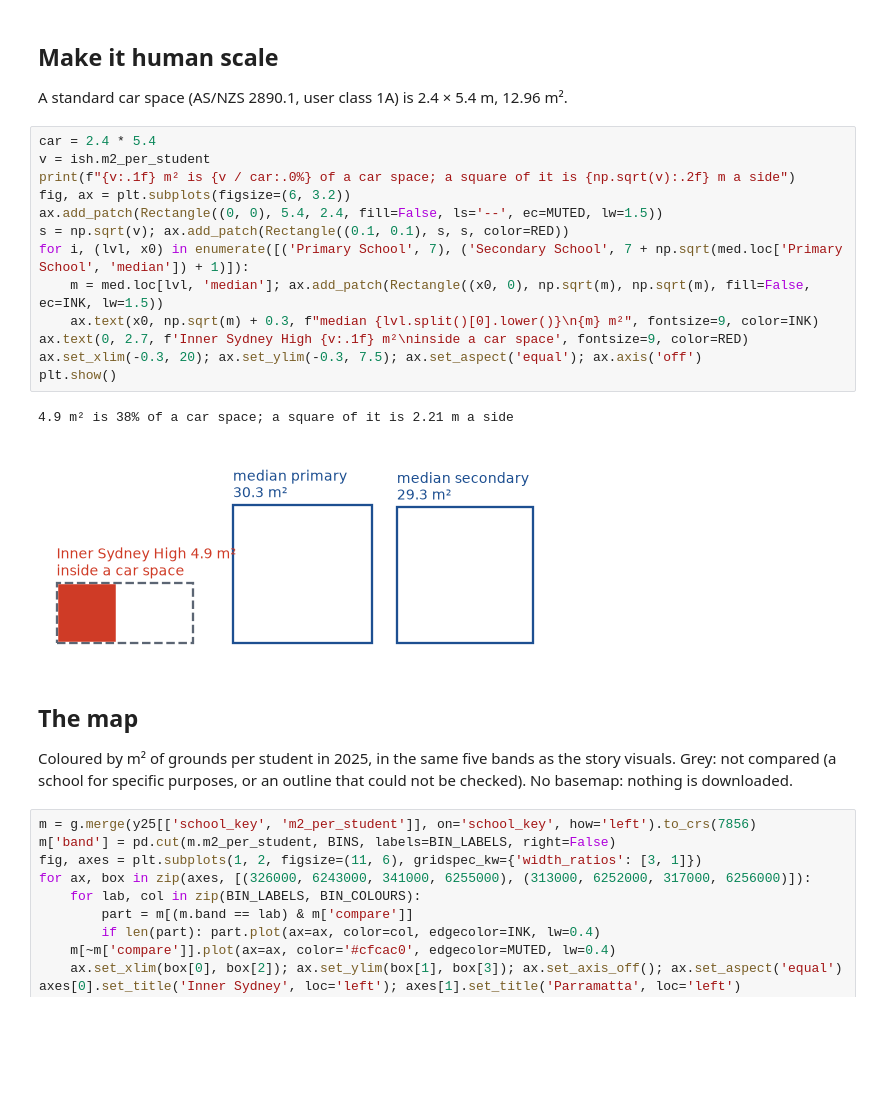
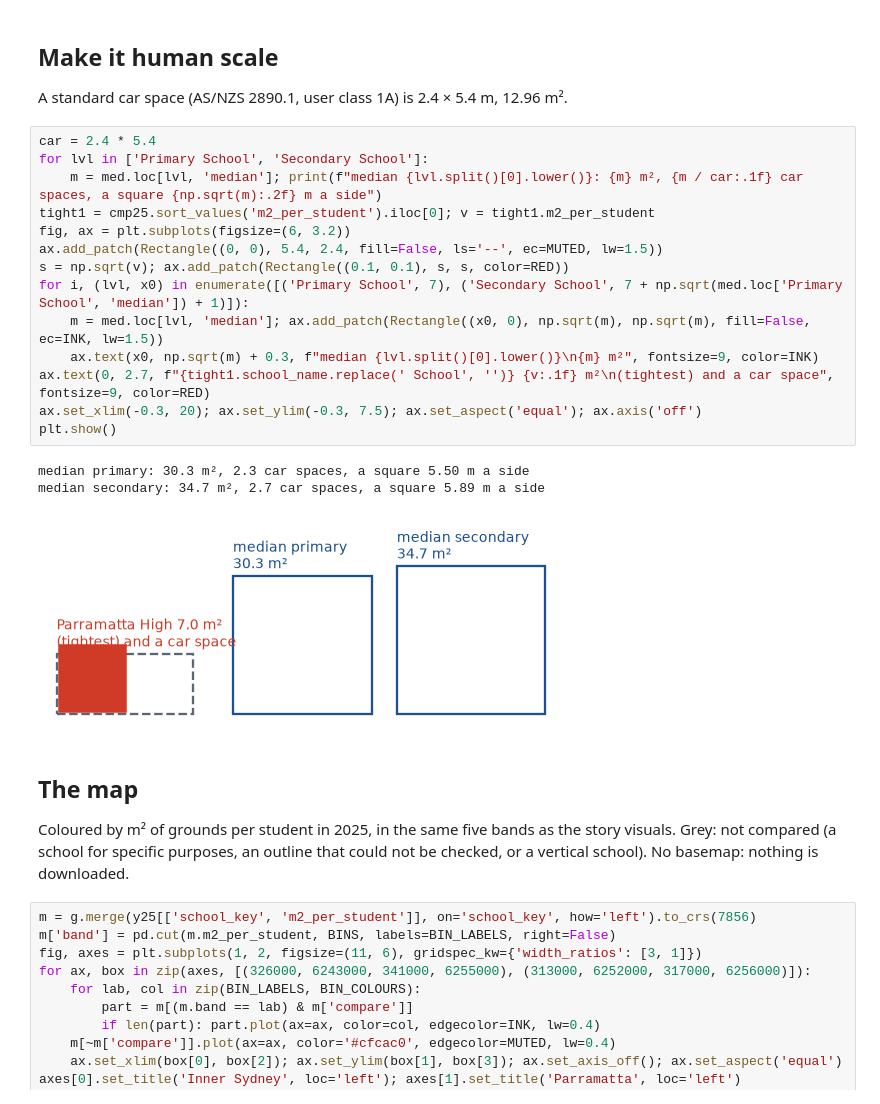
Before and after one commit to cjmuldoon/plotlay-sydney-schools, a Jupyter notebook: python/school_grounds_per_student.ipynb, the cells around one changed output. Saved outputs shown, nothing was run; the diff lists cells and outputs as text; blank space fills up the shorter version.

```diff
--- a/python/school_grounds_per_student.ipynb
+++ b/python/school_grounds_per_student.ipynb
@@ -148,25 +144,27 @@ staged.T
 A standard car space (AS/NZS 2890.1, user class 1A) is 2.4 × 5.4 m, 12.96 m².
 # %%
 car = 2.4 * 5.4
-v = ish.m2_per_student
-print(f"{v:.1f} m² is {v / car:.0%} of a car space; a square of it is {np.sqrt(v):.2f} m a side")
+for lvl in ['Primary School', 'Secondary School']:
+    m = med.loc[lvl, 'median']; print(f"median {lvl.split()[0].lower()}: {m} m², {m / car:.1f} car spaces, a square {np.sqrt(m):.2f} m a side")
+tight1 = cmp25.sort_values('m2_per_student').iloc[0]; v = tight1.m2_per_student
 fig, ax = plt.subplots(figsize=(6, 3.2))
 ax.add_patch(Rectangle((0, 0), 5.4, 2.4, fill=False, ls='--', ec=MUTED, lw=1.5))
 s = np.sqrt(v); ax.add_patch(Rectangle((0.1, 0.1), s, s, color=RED))
 for i, (lvl, x0) in enumerate([('Primary School', 7), ('Secondary School', 7 + np.sqrt(med.loc['Primary School', 'median']) + 1)]):
     m = med.loc[lvl, 'median']; ax.add_patch(Rectangle((x0, 0), np.sqrt(m), np.sqrt(m), fill=False, ec=INK, lw=1.5))
     ax.text(x0, np.sqrt(m) + 0.3, f"median {lvl.split()[0].lower()}\n{m} m²", fontsize=9, color=INK)
-ax.text(0, 2.7, f'Inner Sydney High {v:.1f} m²\ninside a car space', fontsize=9, color=RED)
+ax.text(0, 2.7, f"{tight1.school_name.replace(' School', '')} {v:.1f} m²\n(tightest) and a car space", fontsize=9, color=RED)
 ax.set_xlim(-0.3, 20); ax.set_ylim(-0.3, 7.5); ax.set_aspect('equal'); ax.axis('off')
 plt.show()
 # %% [output]
-4.9 m² is 38% of a car space; a square of it is 2.21 m a side
+median primary: 30.3 m², 2.3 car spaces, a square 5.50 m a side
+median secondary: 34.7 m², 2.7 car spaces, a square 5.89 m a side
-[figure, old version]
+[figure, new version]
 # %% [markdown]
 ## The map
 
 Coloured by m² of grounds per student in 2025, in the same five bands as the story visuals. Grey: not compared (a
-school for specific purposes, or an outline that could not be checked). No basemap: nothing is downloaded.
+school for specific purposes, an outline that could not be checked, or a vertical school). No basemap: nothing is downloaded.
 # %%
 m = g.merge(y25[['school_key', 'm2_per_student']], on='school_key', how='left').to_crs(7856)
 m['band'] = pd.cut(m.m2_per_student, BINS, labels=BIN_LABELS, right=False)
```
Also changed, not shown: parts of 12 cells of this notebook, 32 other files.
